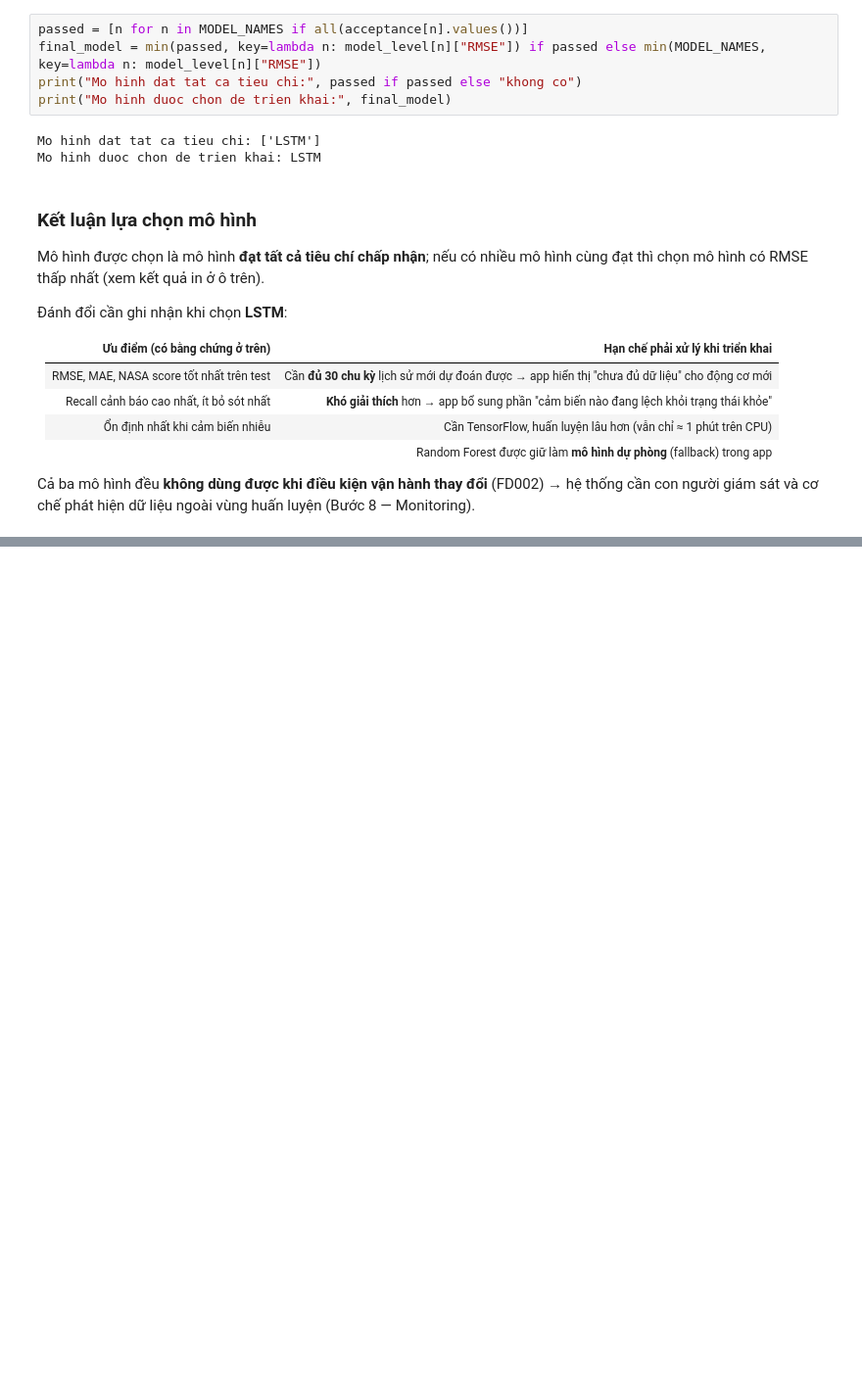
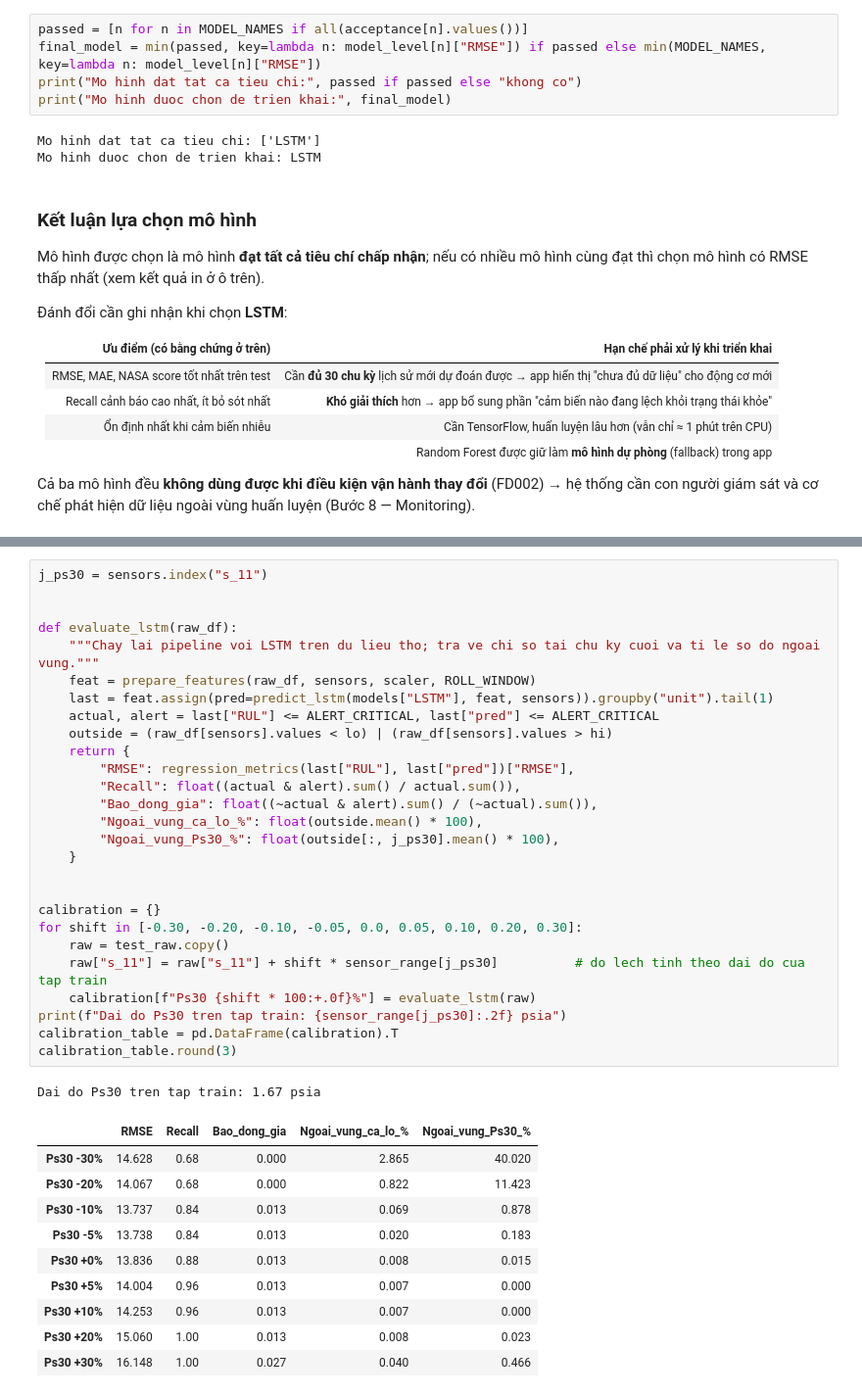
Before and after one commit to duyenphung206-sudo/turbofan-rul-prediction, a Jupyter notebook: notebooks/04_evaluation.ipynb, the cells around one changed output, grey strips where cells are left out. Shown at 98% size. Cells and saved outputs as stored; diff of their text form; blank space fills up the shorter version.

```diff
--- a/notebooks/04_evaluation.ipynb
+++ b/notebooks/04_evaluation.ipynb
@@ -692,0 +787,39 @@ Cả ba mô hình đều **không dùng được khi điều kiện vận hành
+# %%
+j_ps30 = sensors.index("s_11")
+
+
+def evaluate_lstm(raw_df):
+    """Chay lai pipeline voi LSTM tren du lieu tho; tra ve chi so tai chu ky cuoi va ti le so do ngoai vung."""
+    feat = prepare_features(raw_df, sensors, scaler, ROLL_WINDOW)
+    last = feat.assign(pred=predict_lstm(models["LSTM"], feat, sensors)).groupby("unit").tail(1)
+    actual, alert = last["RUL"] <= ALERT_CRITICAL, last["pred"] <= ALERT_CRITICAL
+    outside = (raw_df[sensors].values < lo) | (raw_df[sensors].values > hi)
+    return {
+        "RMSE": regression_metrics(last["RUL"], last["pred"])["RMSE"],
+        "Recall": float((actual & alert).sum() / actual.sum()),
+        "Bao_dong_gia": float((~actual & alert).sum() / (~actual).sum()),
+        "Ngoai_vung_ca_lo_%": float(outside.mean() * 100),
+        "Ngoai_vung_Ps30_%": float(outside[:, j_ps30].mean() * 100),
+    }
+
+
+calibration = {}
+for shift in [-0.30, -0.20, -0.10, -0.05, 0.0, 0.05, 0.10, 0.20, 0.30]:
+    raw = test_raw.copy()
+    raw["s_11"] = raw["s_11"] + shift * sensor_range[j_ps30]          # do lech tinh theo dai do cua tap train
+    calibration[f"Ps30 {shift * 100:+.0f}%"] = evaluate_lstm(raw)
+print(f"Dai do Ps30 tren tap train: {sensor_range[j_ps30]:.2f} psia")
+calibration_table = pd.DataFrame(calibration).T
+calibration_table.round(3)
+# %% [output]
+Dai do Ps30 tren tap train: 1.67 psia
+|  | RMSE | Recall | Bao_dong_gia | Ngoai_vung_ca_lo_% | Ngoai_vung_Ps30_% |
+| Ps30 -30% | 14.628 | 0.68 | 0.000 | 2.865 | 40.020 |
+| Ps30 -20% | 14.067 | 0.68 | 0.000 | 0.822 | 11.423 |
+| Ps30 -10% | 13.737 | 0.84 | 0.013 | 0.069 | 0.878 |
+| Ps30 -5% | 13.738 | 0.84 | 0.013 | 0.020 | 0.183 |
+| Ps30 +0% | 13.836 | 0.88 | 0.013 | 0.008 | 0.015 |
+| Ps30 +5% | 14.004 | 0.96 | 0.013 | 0.007 | 0.000 |
+| Ps30 +10% | 14.253 | 0.96 | 0.013 | 0.007 | 0.000 |
+| Ps30 +20% | 15.060 | 1.00 | 0.013 | 0.008 | 0.023 |
+| Ps30 +30% | 16.148 | 1.00 | 0.027 | 0.040 | 0.466 |
```
Also changed, not shown: parts of 11 cells of this notebook, 2 other files.
